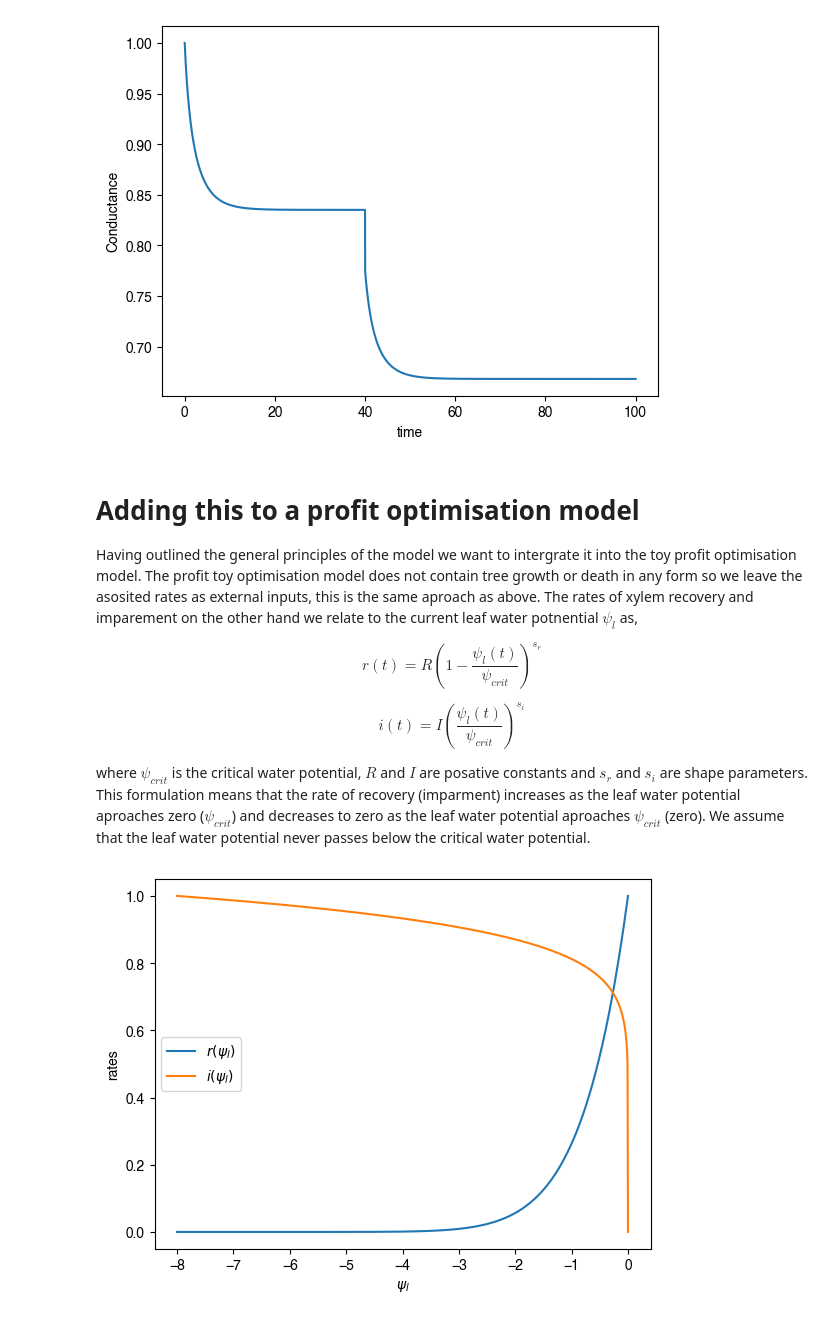
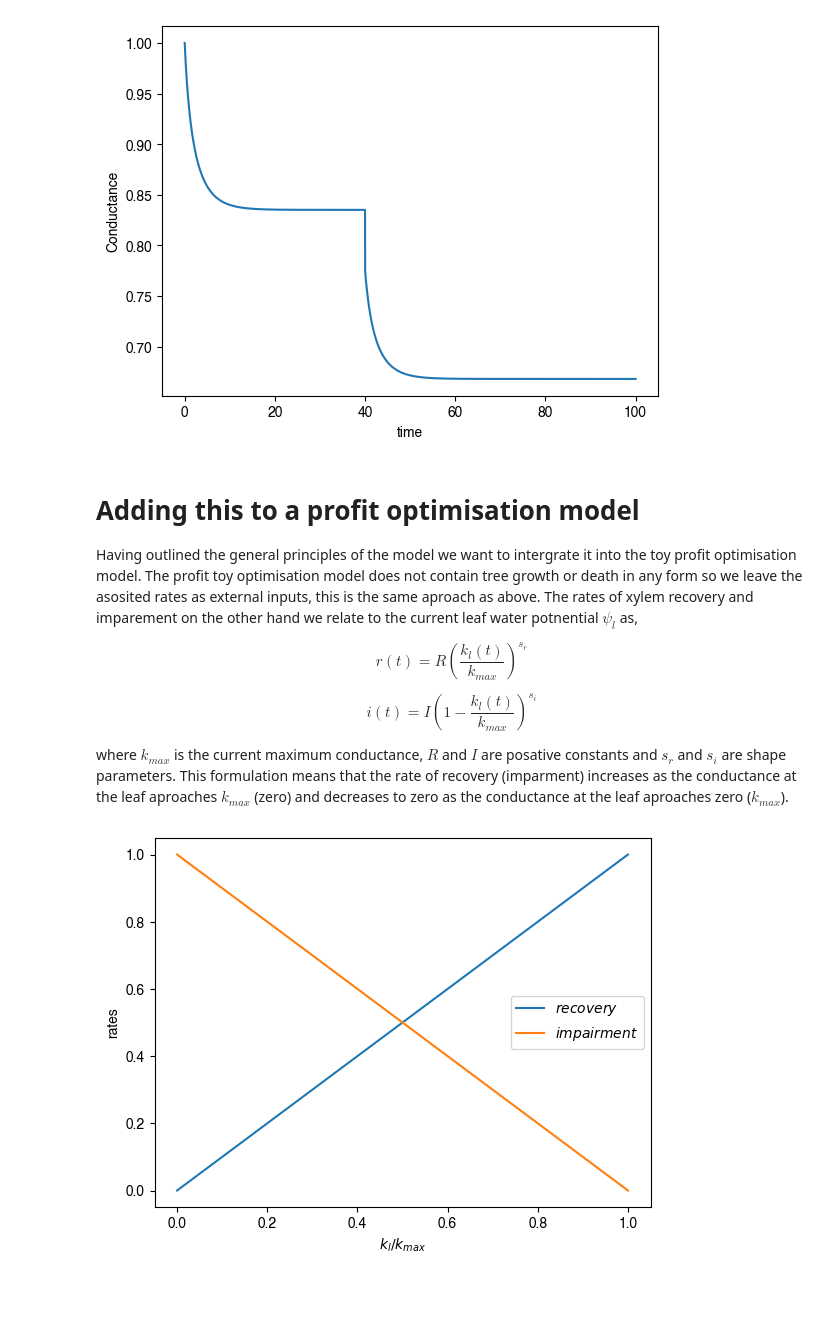
Before and after one commit to CaleBaguley/profit-optimisation-model, a Jupyter notebook: note books/Xylem_growth_and_death_model.ipynb, the cells around one changed output. Cells and saved outputs as stored; diff of their text form; code cells hidden in the pictures; blank space fills up the shorter version.

```diff
--- a/note books/Xylem_growth_and_death_model.ipynb
+++ b/note books/Xylem_growth_and_death_model.ipynb
@@ -495,36 +528,36 @@ plt.show()
 Having outlined the general principles of the model we want to intergrate it into the toy profit optimisation model. The profit toy optimisation model does not contain tree growth or death in any form so we leave the asosited rates as external inputs, this is the same aproach as above. The rates of xylem recovery and imparement on the other hand we relate to the current leaf water potnential $\psi_l$ as,
 
 $$
-r(t) = R(1 - \frac{\psi_l(t)}{\psi_{crit}})^{s_r}
+r(t) = R(\frac{k_l(t)}{k_{max}})^{s_r}
 $$
 
 $$
-i(t) = I(\frac{\psi_l(t)}{\psi_{crit}})^{s_i}
+i(t) = I(1 - \frac{k_l(t)}{k_{max}})^{s_i}
 $$
 
-where $\psi_{crit}$ is the critical water potential, $R$ and $I$ are posative constants and $s_r$ and $s_i$ are shape parameters. This formulation means that the rate of recovery (imparment) increases as the leaf water potential aproaches zero ($\psi_{crit}$) and decreases to zero as the leaf water potential aproaches $\psi_{crit}$ (zero). We assume that the leaf water potential never passes below the critical water potential.
+where $k_{max}$ is the current maximum conductance, $R$ and $I$ are posative constants and $s_r$ and $s_i$ are shape parameters. This formulation means that the rate of recovery (imparment) increases as the conductance at the leaf aproaches $k_{max}$ (zero) and decreases to zero as the conductance at the leaf aproaches zero ($k_{max}$).
 # %%
-def r(psi_l, R, psi_crit, r_shape_param):
-    return R*(1 - psi_l/psi_crit)**r_shape_param
+def r(k_l, R, k_max, r_shape_param):
+    return R*(k_l/k_max)**r_shape_param
 
-def i(psi_l, I, psi_crit, I_shape_param):
-    return I * (psi_l/psi_crit)**i_shape_param
+def i(k_l, I, k_max, I_shape_param):
+    return I * (1 - k_l/k_max)**i_shape_param
 
-psi_l_array = np.linspace(0, -8, 1000)
-psi_crit = -8
-R = 1
-I = 1
-r_shape_param = 10
-i_shape_param = 0.1
+k_l_array = np.linspace(0, 1, 1000)
+k_max = 1
+R = 1.
+I = 1.
+r_shape_param = 1.
+i_shape_param = 1.
 
-r_array = r(psi_l_array, R, psi_crit, r_shape_param)
-i_array = i(psi_l_array, I, psi_crit, i_shape_param)
+r_array = r(k_l_array, R, k_max, r_shape_param)
+i_array = i(k_l_array, I, k_max, i_shape_param)
 
-plt.plot(psi_l_array, r_array, label = "$r(\psi_l)$")
-plt.plot(psi_l_array, i_array, label = "$i(\psi_l)$")
+plt.plot(k_l_array, r_array, label = "$recovery$")
+plt.plot(k_l_array, i_array, label = "$impairment$")
 plt.legend()
-plt.xlabel("$\psi_l$")
+plt.xlabel("$k_l / k_{max}$")
 plt.ylabel("rates")
 plt.show()
 # %% [output]
-[figure, old version]
+[figure, new version]
```
Also changed, not shown: parts of 22 cells of this notebook.
